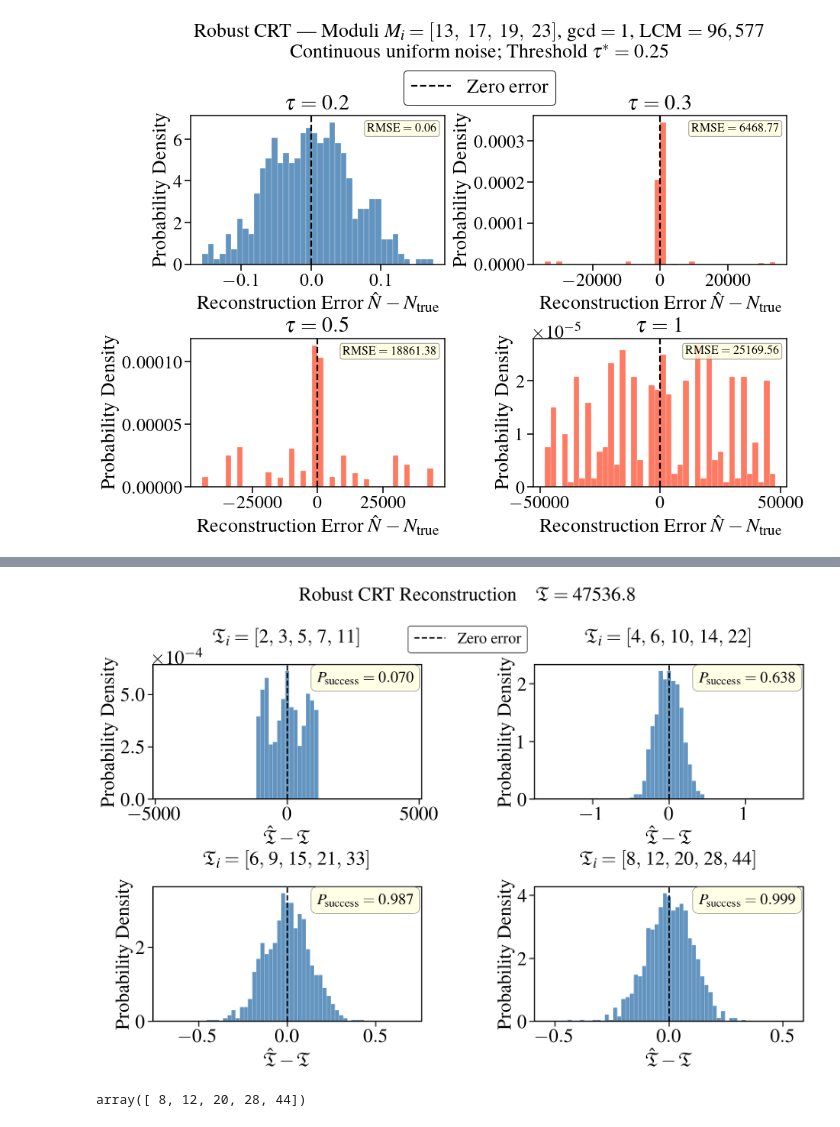
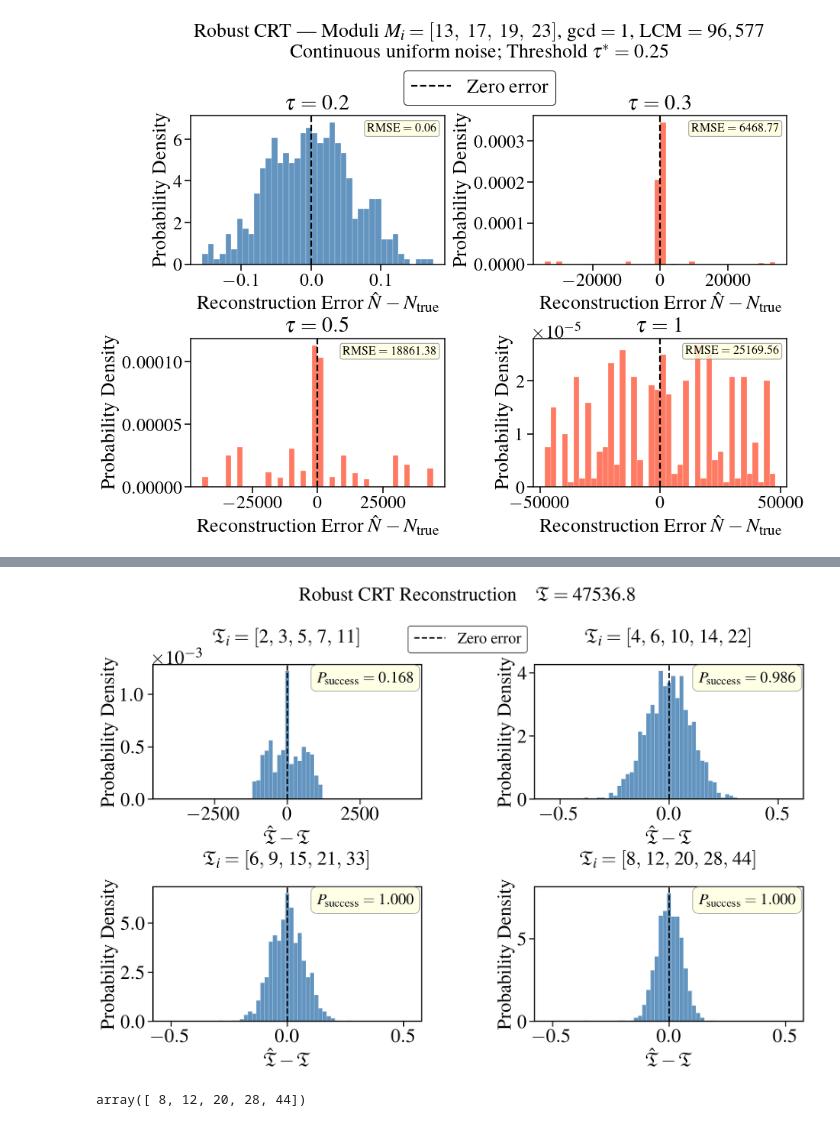
Before and after one commit to garyang3/crt-optimizer, a Jupyter notebook: CRT_error_test_fixed.ipynb, the cells around one changed output, grey strips where cells are left out. Saved outputs shown, nothing was run; the diff lists cells and outputs as text; code cells hidden in the pictures.

Commit message:
correct error propagation

```diff
--- a/CRT_error_test_fixed.ipynb
+++ b/CRT_error_test_fixed.ipynb
@@ -749,6 +544,7 @@ def sample_popt(N, size, rng, n_grid=400_000):
     phi_grid, cdf = _popt_cache[N]
     return np.interp(rng.uniform(size=size), cdf, phi_grid)
 
+base_primes  = np.array([2, 3, 5, 7, 11])   # omega_i = 2*pi / base_prime_i (fixed)
 prime_sets_r = [
     np.array([2,  3, 5, 7, 11]),
     2*np.array([2,  3, 5, 7, 11]),
@@ -768,14 +564,17 @@ legend_handle = None
 for idx, moduli in enumerate(prime_sets_r):
     M_lcm = reduce(lcm, moduli)
 
-    # Each prime m gets noise i.i.d. from P_opt(phi; N = m)
+    # Sample phi ~ P_opt(phi; N=m) using the actual (scaled) modulus as N
     noise_samples = {m: sample_popt(m, N_trials, rng) for m in moduli}
 
     errors   = []
     n_failed = 0
     for trial in range(N_trials):
         rems    = [N_true % m for m in moduli]
-        noise   = [float(noise_samples[m][trial]) for m in moduli]
+        # omega_i = 2*pi / base_prime_i (always from [2,3,5,7,11])
+        # delta_T = phi / omega_i = phi * base_prime_i / (2*pi)
+        noise   = [float(noise_samples[m][trial]) * bp / (2 * np.pi)
+                   for m, bp in zip(moduli, base_primes)]
         noisy_r = [r + n for r, n in zip(rems, noise)]
         result  = robust_crt_int(noisy_r, moduli)   # cell 97jku693iui
         if result is not None:
@@ -790,7 +589,6 @@ for idx, moduli in enumerate(prime_sets_r):
     p_success  = n_within / N_trials
 
     # MAD-based bin range: robust to any number/magnitude of outliers.
-    # MAD uses only the median, so large-error failures cannot inflate it.
     med   = np.median(errors_arr)
     mad   = max(np.median(np.abs(errors_arr - med)) * 1.4826, 1e-9)
     max_e = max(5 * mad, 0.5)
@@ -802,34 +600,34 @@ for idx, moduli in enumerate(prime_sets_r):
                       label='Zero error')
     if legend_handle is None:
         legend_handle = line
 
     ax.yaxis.set_major_formatter(plt.matplotlib.ticker.ScalarFormatter(useMathText=True))
     ax.ticklabel_format(style='sci', axis='y', scilimits=(0, 0))
 
     moduli_str = r'[' + r',\,'.join(str(m) for m in moduli) + r']'
     stats_text = rf'$P_{{\mathrm{{success}}}} = {p_success:.3f}$'
     ax.text(0.97, 0.95, stats_text, transform=ax.transAxes,
             ha='right', va='top', fontsize=24,
             bbox=dict(boxstyle='round,pad=0.4', facecolor='lightyellow',
                       edgecolor='gray', alpha=0.8))
 
     ax.set_title(rf'$\mathfrak{{T}}_i = {moduli_str}$', pad=34, fontsize=30)
     ax.set_xlabel(r'$\hat{\mathfrak{T}} - \mathfrak{T}$', labelpad=10, fontsize=30)
     ax.set_ylabel('Probability Density', fontsize=30)
 
 fig.suptitle(
     r'Robust CRT Reconstruction'
     + rf'\quad $\mathfrak{{T}} = {N_true}$',
     fontsize=30, fontweight='bold', y=0.97
 )
 fig.legend(handles=[legend_handle], loc='upper center',
            bbox_to_anchor=(0.5, 0.91), ncol=1, framealpha=0.9, fontsize=24)
 
 fig.savefig('CRT_robust_popt_simulation.svg', bbox_inches='tight')
 fig.savefig('CRT_robust_popt_simulation.pdf', bbox_inches='tight')
 plt.show()
 # %% [output]
-[figure, old version]
+[figure, new version]
 # %%
 4*np.array([2,  3, 5, 7, 11])
 # %% [output]
```
Also changed, not shown: parts of 7 cells of this notebook, 6 other files.
